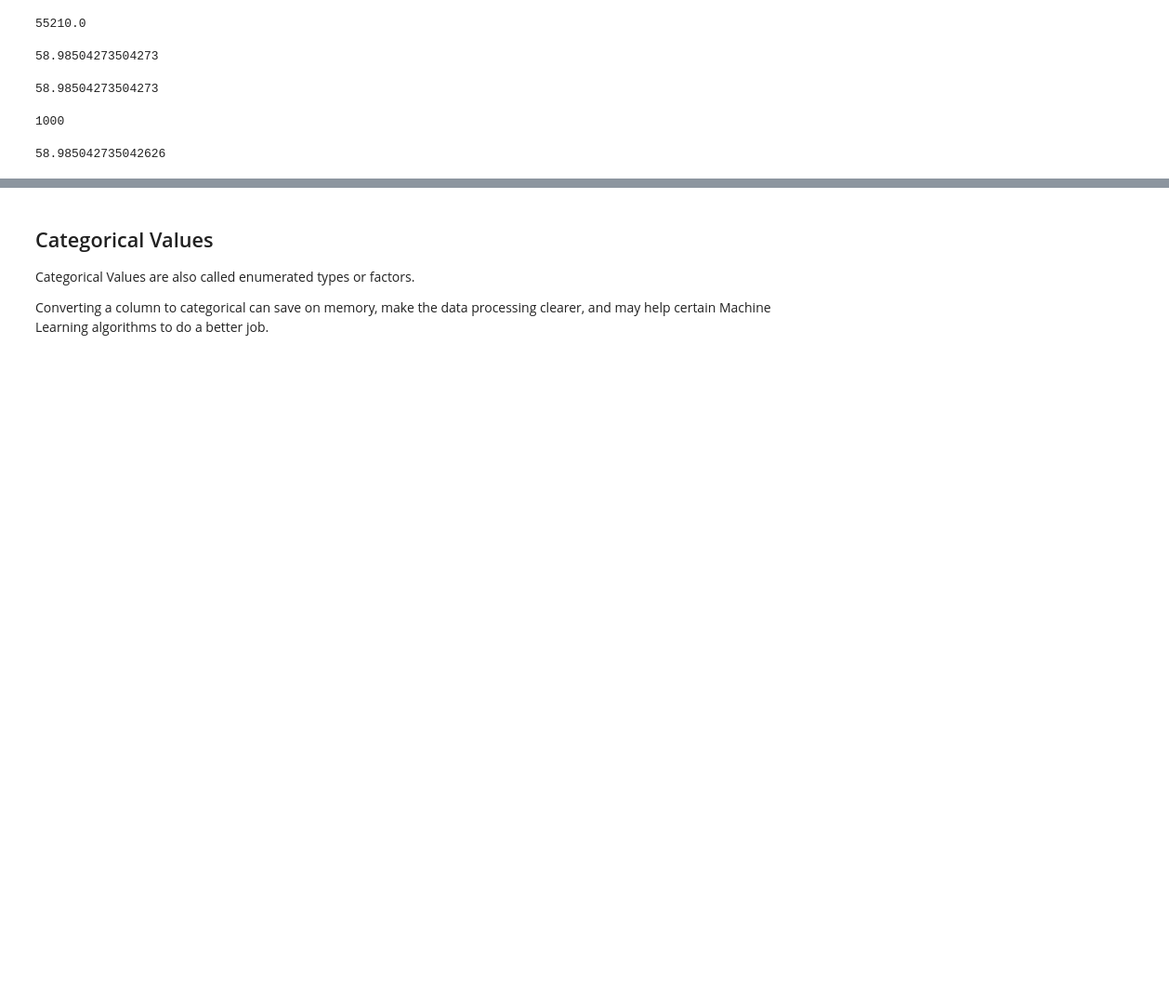
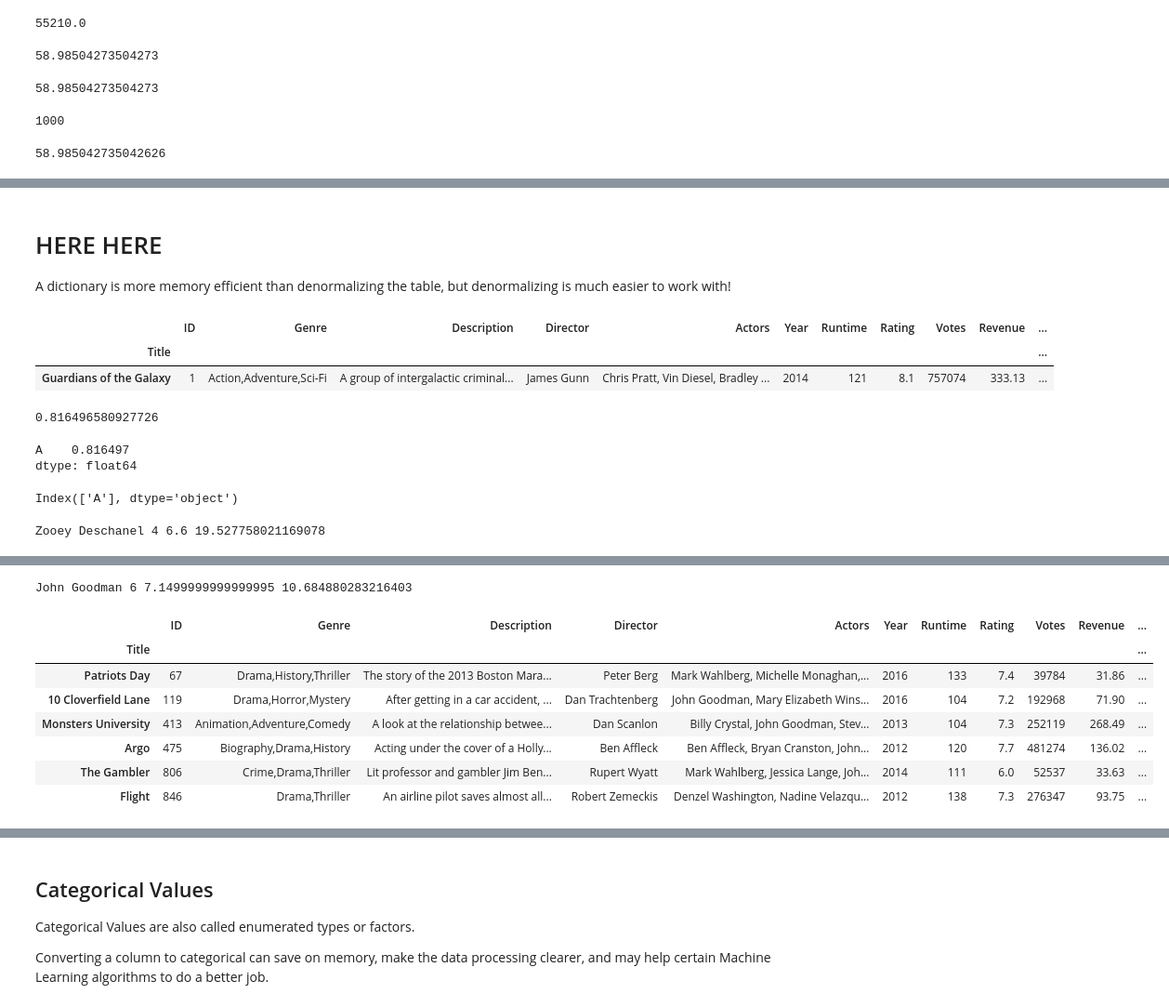
Before and after one commit to sdiehl28/Scikit-Learn-Workflow, a Jupyter notebook: python/Pandas02.ipynb, the cells around one changed output, grey strips where cells are left out. Shown: that part at 93% size. Cells and saved outputs as stored; diff of their text form; code cells hidden in the pictures; blank space fills up the shorter version.

```diff
--- a/python/Pandas02.ipynb
+++ b/python/Pandas02.ipynb
@@ -565,0 +657,9 @@ Name: Actors, dtype: object
+# %%
+# create a mapping from genre to titles
+from collections import defaultdict
+actor_to_titles = defaultdict(list)
+for actor in actors:
+    titles = movies['Actors'].apply(lambda x: actor in x)
+    titles = movies[titles].index.tolist()
+    for title in titles:
+        actor_to_titles[actor].append(title)
@@ -565,0 +693,40 @@ Name: Actors, dtype: object
+# %% [markdown]
+# HERE HERE
+A dictionary is more memory efficient than denormalizing the table, but denormalizing is much easier to work with!
+# %%
+def custom_groupby(df, mapping, values):
+    for value in values:
+        yield (value, df.loc[mapping[value]])
+# %%
+movies = movies_copy.copy()
+movies = movies.reset_index(drop=False).set_index('Title', drop=True)
+# %%
+movies.head(1)
+# %% [output]
+|  | ID | Genre | Description | Director | Actors | Year | Runtime | Rating | Votes | Revenue | ... |
+| Title |  |  |  |  |  |  |  |  |  |  | ... |
+| Guardians of the Galaxy | 1 | Action,Adventure,Sci-Fi | A group of intergalactic criminal... | James Gunn | Chris Pratt, Vin Diesel, Bradley ... | 2014 | 121 | 8.1 | 757074 | 333.13 | ... |
+# %%
+np.std([1, 2, 3])
+# %% [output]
+0.816496580927726
+# %%
+df = pd.DataFrame([1, 2, 3], columns=['A'])
+df.apply(np.std)
+# %% [output]
+A    0.816497
+dtype: float64
+# %%
+df.columns
+# %% [output]
+Index(['A'], dtype='object')
+# %%
+my_group = custom_groupby(movies, actor_to_titles, ['Zooey Deschanel', 'John Goodman'])
+# %%
+from IPython.display import display
+for name, group in my_group:
+    print(name, len(group), group['Rating'].mean(), group['Metascore'].std())
+    print()
+    display(group)
+# %% [output]
+Zooey Deschanel 4 6.6 19.527758021169078
@@ -565,0 +739,9 @@ Name: Actors, dtype: object
+John Goodman 6 7.1499999999999995 10.684880283216403
+|  | ID | Genre | Description | Director | Actors | Year | Runtime | Rating | Votes | Revenue | ... |
+| Title |  |  |  |  |  |  |  |  |  |  | ... |
+| Patriots Day | 67 | Drama,History,Thriller | The story of the 2013 Boston Mara... | Peter Berg | Mark Wahlberg, Michelle Monaghan,... | 2016 | 133 | 7.4 | 39784 | 31.86 | ... |
+| 10 Cloverfield Lane | 119 | Drama,Horror,Mystery | After getting in a car accident, ... | Dan Trachtenberg | John Goodman, Mary Elizabeth Wins... | 2016 | 104 | 7.2 | 192968 | 71.90 | ... |
+| Monsters University | 413 | Animation,Adventure,Comedy | A look at the relationship betwee... | Dan Scanlon | Billy Crystal, John Goodman, Stev... | 2013 | 104 | 7.3 | 252119 | 268.49 | ... |
+| Argo | 475 | Biography,Drama,History | Acting under the cover of a Holly... | Ben Affleck | Ben Affleck, Bryan Cranston, John... | 2012 | 120 | 7.7 | 481274 | 136.02 | ... |
+| The Gambler | 806 | Crime,Drama,Thriller | Lit professor and gambler Jim Ben... | Rupert Wyatt | Mark Wahlberg, Jessica Lange, Joh... | 2014 | 111 | 6.0 | 52537 | 33.63 | ... |
+| Flight | 846 | Drama,Thriller | An airline pilot saves almost all... | Robert Zemeckis | Denzel Washington, Nadine Velazqu... | 2012 | 138 | 7.3 | 276347 | 93.75 | ... |
```
Also changed, not shown: parts of 152 cells of this notebook, 1 other file.
